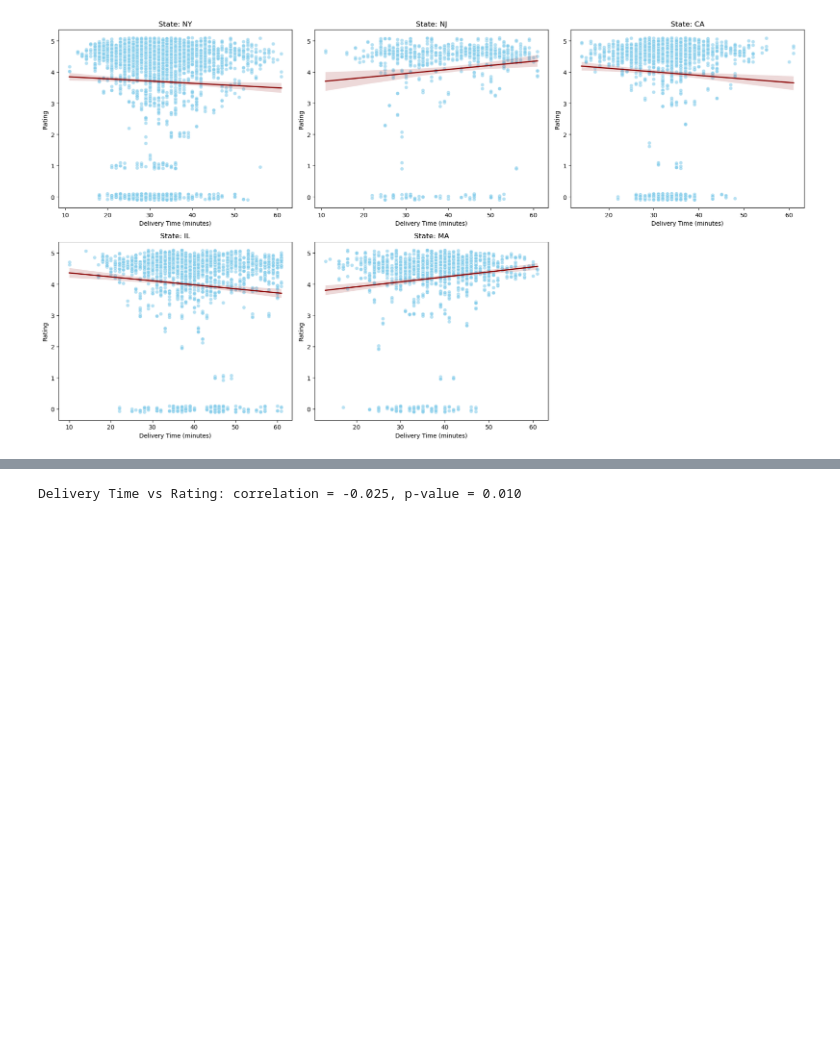
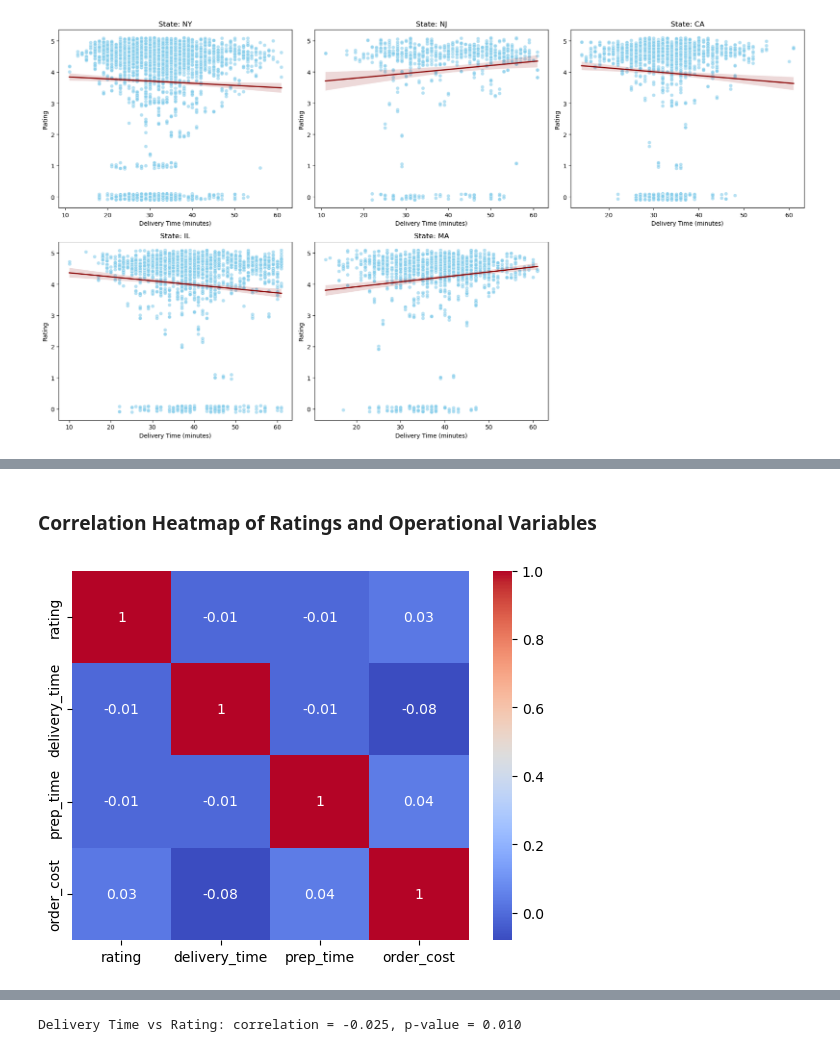
Before and after one commit to COGS108/Group111_WI26, a Jupyter notebook: 02-EDACheckpoint.ipynb, the cells around one changed output, grey strips where cells are left out. Saved outputs shown, nothing was run; the diff lists cells and outputs as text; code cells hidden in the pictures; blank space fills up the shorter version.

```diff
--- a/02-EDACheckpoint.ipynb
+++ b/02-EDACheckpoint.ipynb
@@ -1068,0 +1085,8 @@ With the regression lines being near horizontal for all states, a linear relatio
+# %% [markdown]
+### Correlation Heatmap of Ratings and Operational Variables
+# %%
+sns.heatmap(foodhub[['rating','delivery_time','prep_time','order_cost']].corr().round(2),
+            annot=True,
+            cmap='coolwarm');
+# %% [output]
+[figure, added]
```
Also changed, not shown: parts of 27 cells of this notebook.
